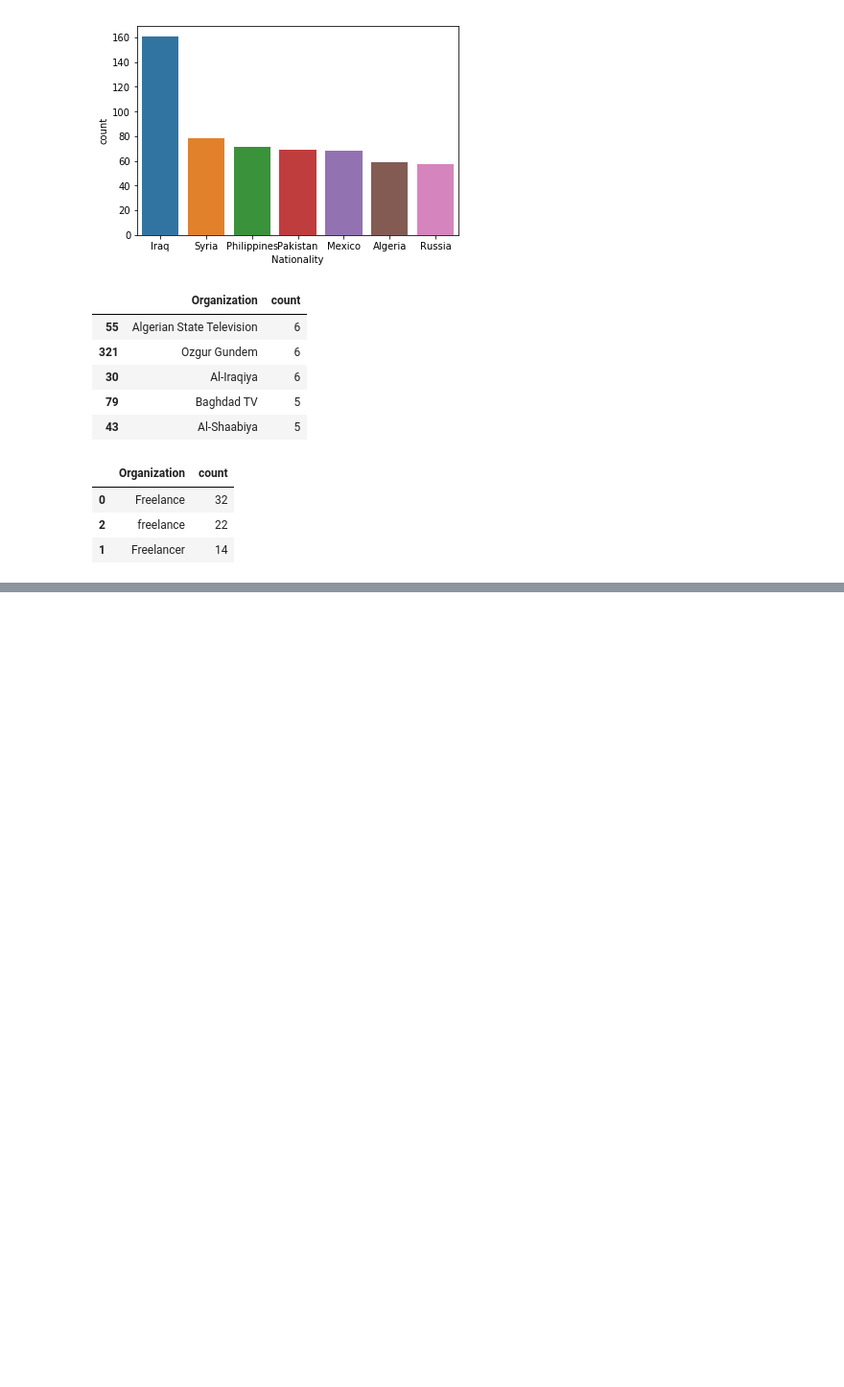
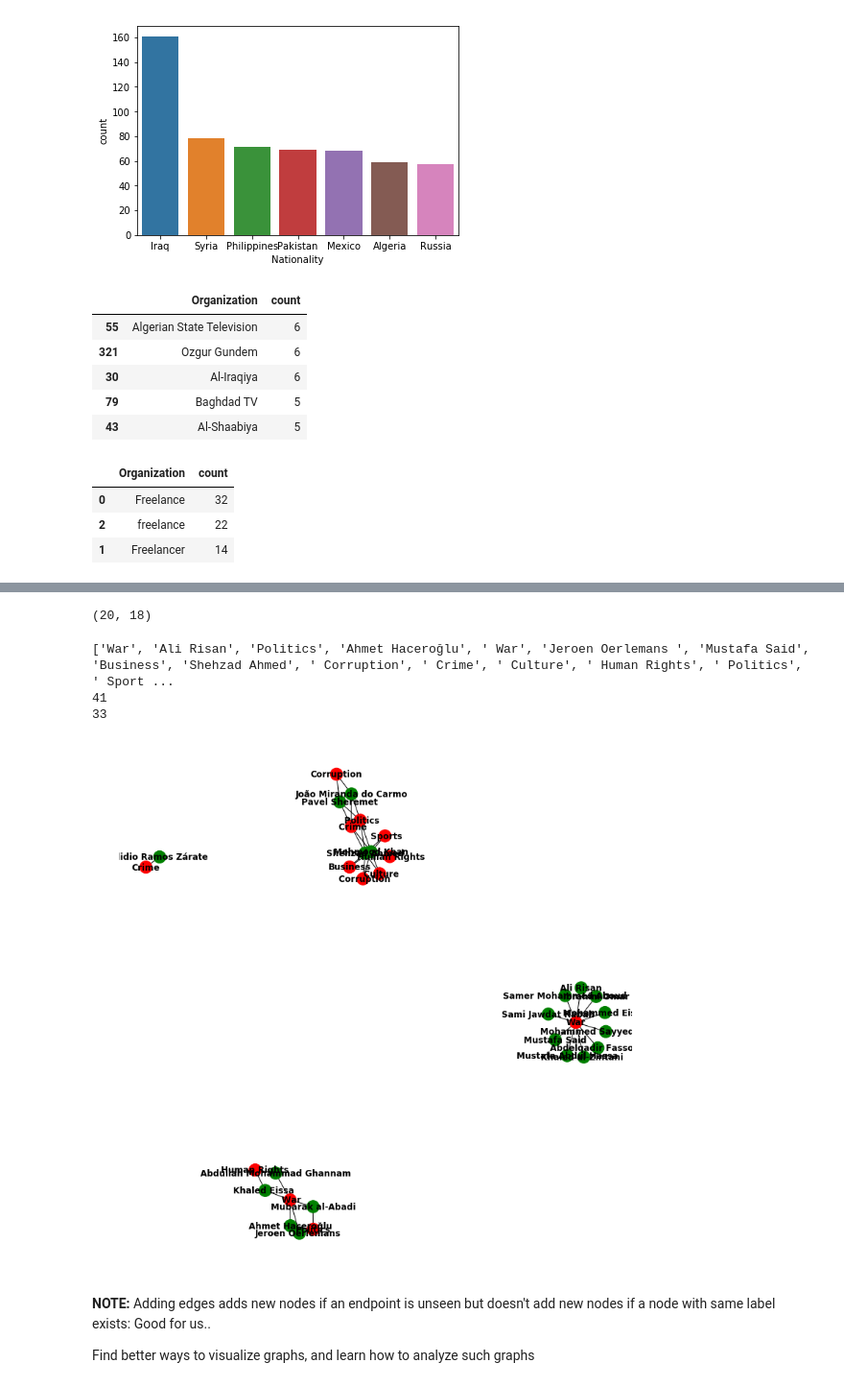
Before and after one commit to seashiva94/data_viz_project, a Jupyter notebook: cpj_eda.ipynb, the cells around one changed output, grey strips where cells are left out. Shown: that part at 96% size. Saved outputs shown, nothing was run; the diff lists cells and outputs as text; code cells hidden in the pictures; blank space fills up the shorter version.

Commit message:
creating graphs in networkx

```diff
--- a/cpj_eda.ipynb
+++ b/cpj_eda.ipynb
@@ -71,0 +84,5 @@ group.head()
+# %%
+subset_5 = data.iloc[:20, :]
+print(subset_5.shape)
+# %% [output]
+(20, 18)
@@ -71,0 +91,38 @@ group.head()
+# %%
+seen_covs = set()
+G = nx.Graph()
+for i in range(len(subset_5)):
+    name = subset_5.iloc[i, :].Name
+    coverage = subset_5.iloc[i,:].Coverage.split(",")
+
+    added = False
+    for c in coverage:
+#         if c not in seen_covs:
+# #             G.add_node(c)
+            seen_covs.add(c)
+            G.add_edge(c, name)
+            G.nodes[c]['type'] = 'coverage'
+            G.nodes[name]['type'] = 'person'
+#             added = True
+#     if not added:
+#         G.add_node(name)
+#         G.nodes[name]['type'] = 'person'
+#     G.add_edges_from(edge_list)
+print(G.nodes)
+print(G.number_of_edges())
+print(G.number_of_nodes())
+# %% [output]
+['War', 'Ali Risan', 'Politics', 'Ahmet Haceroğlu', ' War', 'Jeroen Oerlemans ', 'Mustafa Said', 'Business', 'Shehzad Ahmed', ' Corruption', ' Crime', ' Culture', ' Human Rights', ' Politics', ' Sport ...
+41
+33
+# %%
+node_colors = ['g' if G.nodes[node]['type'] == 'person' else 'r' for node in G.nodes ]
+plt.figure(figsize=(10,10))
+nx.draw(G, with_labels=True, font_weight='bold', node_color=node_colors)
+# %% [output]
+[figure, added]
+# %% [markdown]
+**NOTE:** Adding edges adds new nodes if an endpoint is unseen but doesn't add new nodes if a node with same label exists:
+Good for us..
+
+Find better ways to visualize graphs, and learn how to analyze such graphs
```
Also changed, not shown: parts of 6 cells of this notebook.
